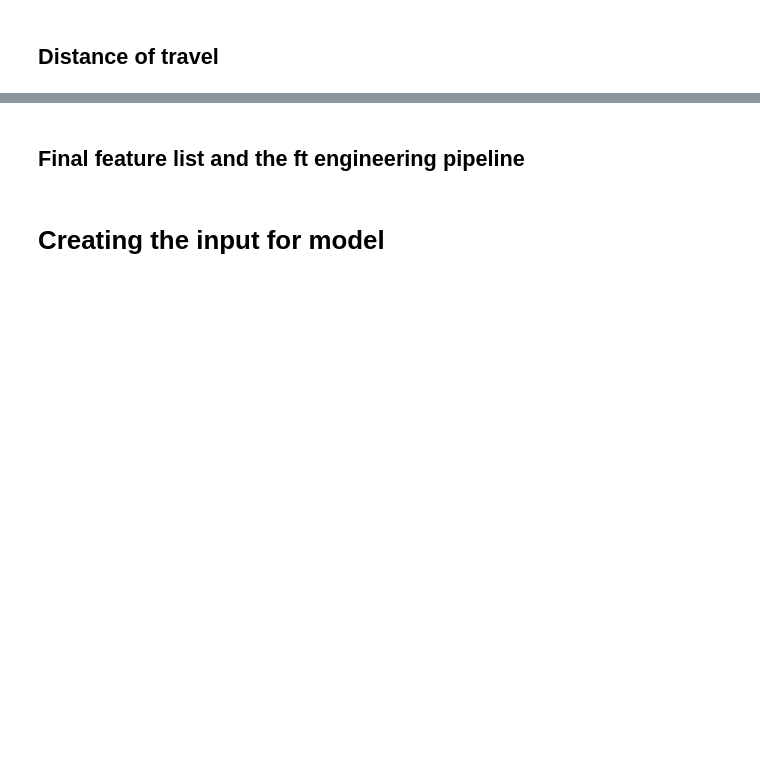
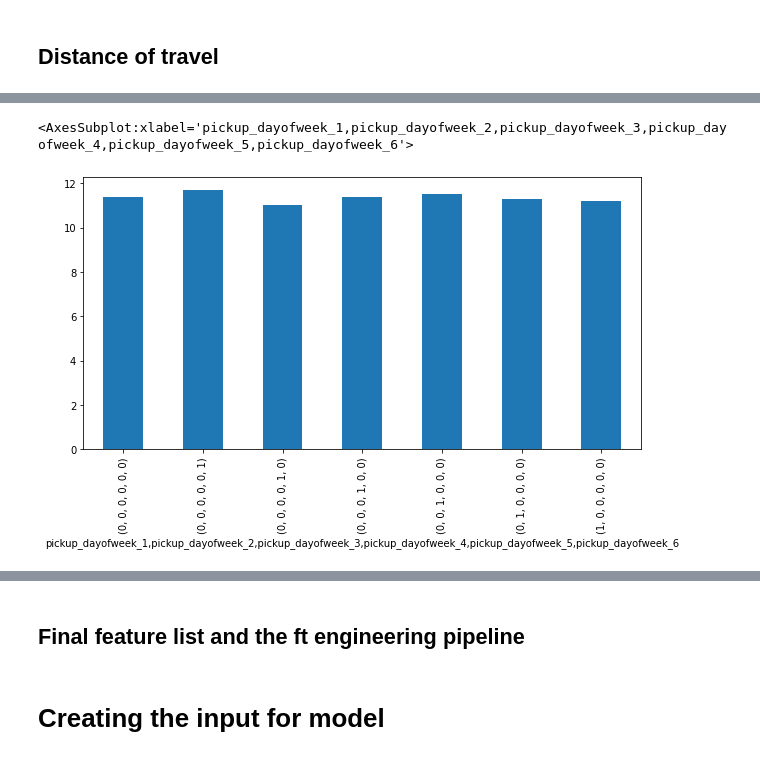
Before and after one commit to Eligijus112/big-data-ml, a Jupyter notebook: data_analysis.ipynb, the cells around one changed output, grey strips where cells are left out. Saved outputs shown, nothing was run; the diff lists cells and outputs as text; code cells hidden in the pictures; blank space fills up the shorter version.

```diff
--- a/data_analysis.ipynb
+++ b/data_analysis.ipynb
@@ -132,0 +132,6 @@ def distance_calculation(df):
+# %%
+df.groupby(['pickup_dayofweek_1', 'pickup_dayofweek_2', 'pickup_dayofweek_3',
+       'pickup_dayofweek_4', 'pickup_dayofweek_5', 'pickup_dayofweek_6'])['fare_amount'].mean().plot(kind='bar', figsize=(10, 5))
+# %% [output]
+<AxesSubplot:xlabel='pickup_dayofweek_1,pickup_dayofweek_2,pickup_dayofweek_3,pickup_dayofweek_4,pickup_dayofweek_5,pickup_dayofweek_6'>
+[figure, added]
```
Also changed, not shown: parts of 32 cells of this notebook, 2 other files.
